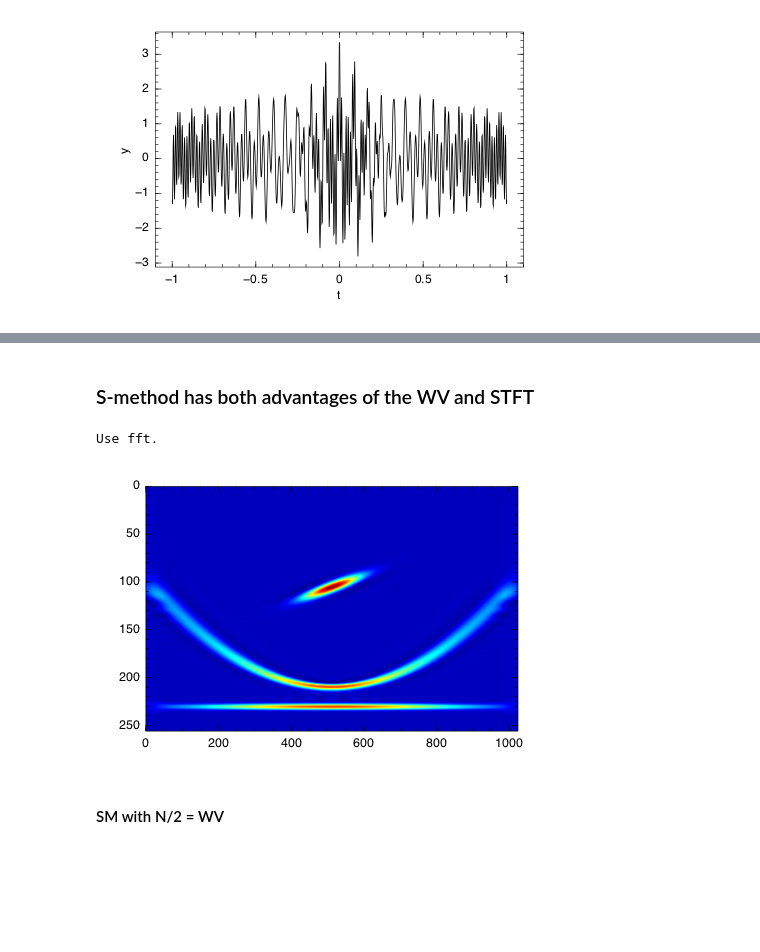
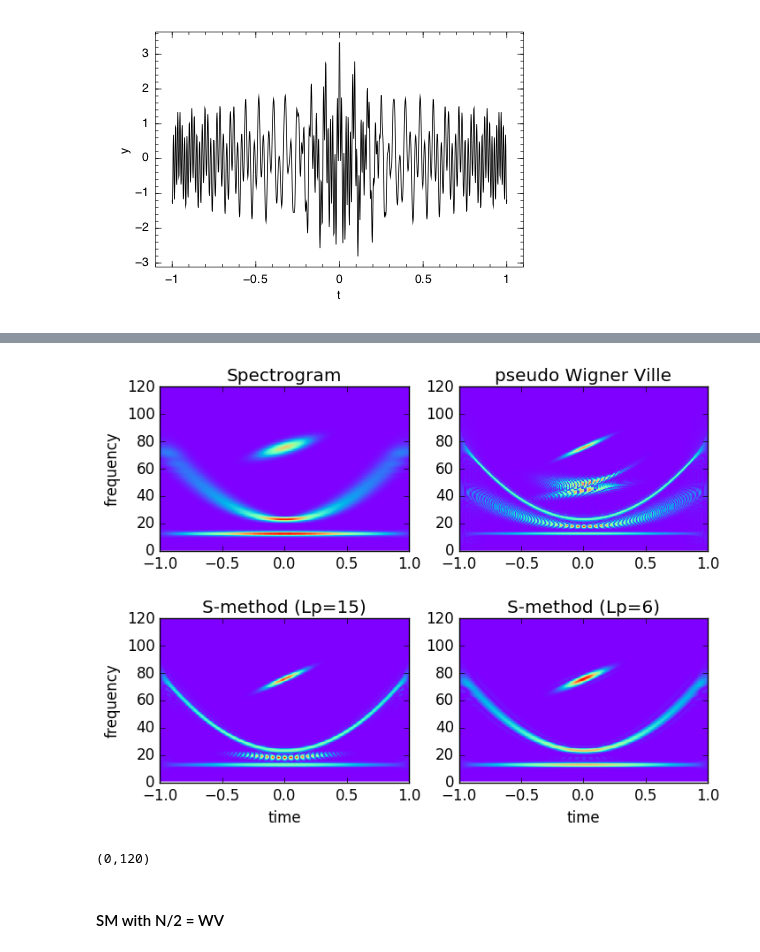
Before and after one commit to HajimeKawahara/juwvid, a Jupyter notebook: ipynb/S-Method.ipynb, the cells around one changed output, grey strips where cells are left out. Saved outputs shown, nothing was run; the diff lists cells and outputs as text; code cells hidden in the pictures; blank space fills up the shorter version.

```diff
--- a/ipynb/S-Method.ipynb
+++ b/ipynb/S-Method.ipynb
@@ -21,0 +34,3 @@ Winston.ylabel("y")
+# %%
+# S-method (constant Lp=6)
+sm1=smethod.tfrsm(x,6,NaN,4);
@@ -21,0 +39,3 @@ Winston.ylabel("y")
+# %%
+# S-method (constant Lp=15)
+sm2=smethod.tfrsm(x,15,NaN,4);
@@ -42,12 +46,28 @@ Use fft.
-# %% [markdown]
-### S-method has both advantages of the WV and STFT
-# %%
-# S-method (constant Lp)
-sm=smethod.tfrsm(x,5,NaN,4)
-imagesc(sm[end/4:-1:1,:])
-# %% [output]
-Use fft.
-[figure, removed]
+# %%
+fig=PyPlot.figure()
+ax = fig[:add_subplot](2,2,1)
+a=juwplot.wtfrshow(abs(tfrstft).^2,t[2]-t[1],t[1],t[end],NaN,NaN,0.7*2,"rainbow")
+PyPlot.ylabel("frequency")
+PyPlot.title("Spectrogram")
+PyPlot.ylim(0,120)
+ax = fig[:add_subplot](2,2,2)
+a=juwplot.tfrshow(abs(tfr),t[2]-t[1],t[1],t[end],NaN,NaN,0.7*2,"rainbow")
+PyPlot.title("pseudo Wigner Ville")
+PyPlot.ylim(0,120)
+ax = fig[:add_subplot](2,2,3)
+a=juwplot.wtfrshow(abs(sm2),t[2]-t[1],t[1],t[end],NaN,NaN,0.7*2,"rainbow")
+PyPlot.xlabel("time")
+PyPlot.ylabel("frequency")
+PyPlot.title("S-method (Lp=15)")
+PyPlot.ylim(0,120)
+ax = fig[:add_subplot](2,2,4)
+a=juwplot.wtfrshow(abs(sm1),t[2]-t[1],t[1],t[end],NaN,NaN,0.7*2,"rainbow")
+PyPlot.xlabel("time")
+PyPlot.title("S-method (Lp=6)")
+PyPlot.ylim(0,120)
+# %% [output]
+[figure, added]
+(0,120)
 # %% [markdown]
 #### SM with N/2 = WV
 # %%
```
Also changed, not shown: parts of 8 cells of this notebook.
